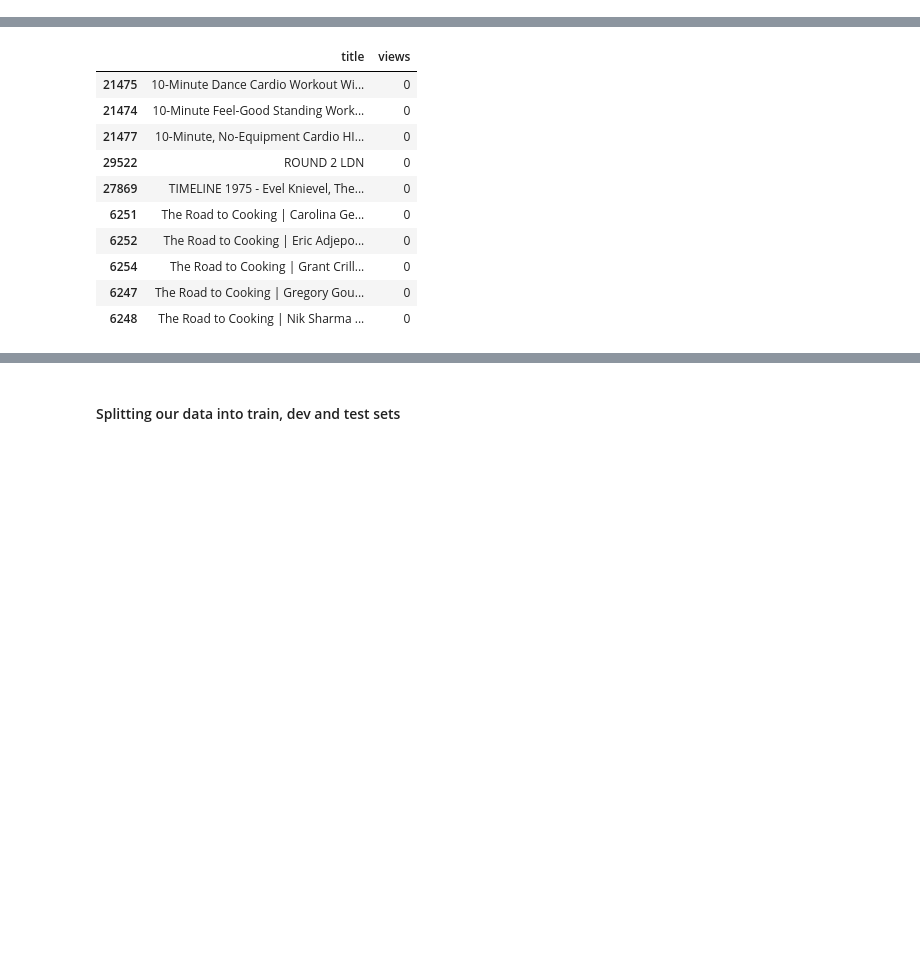
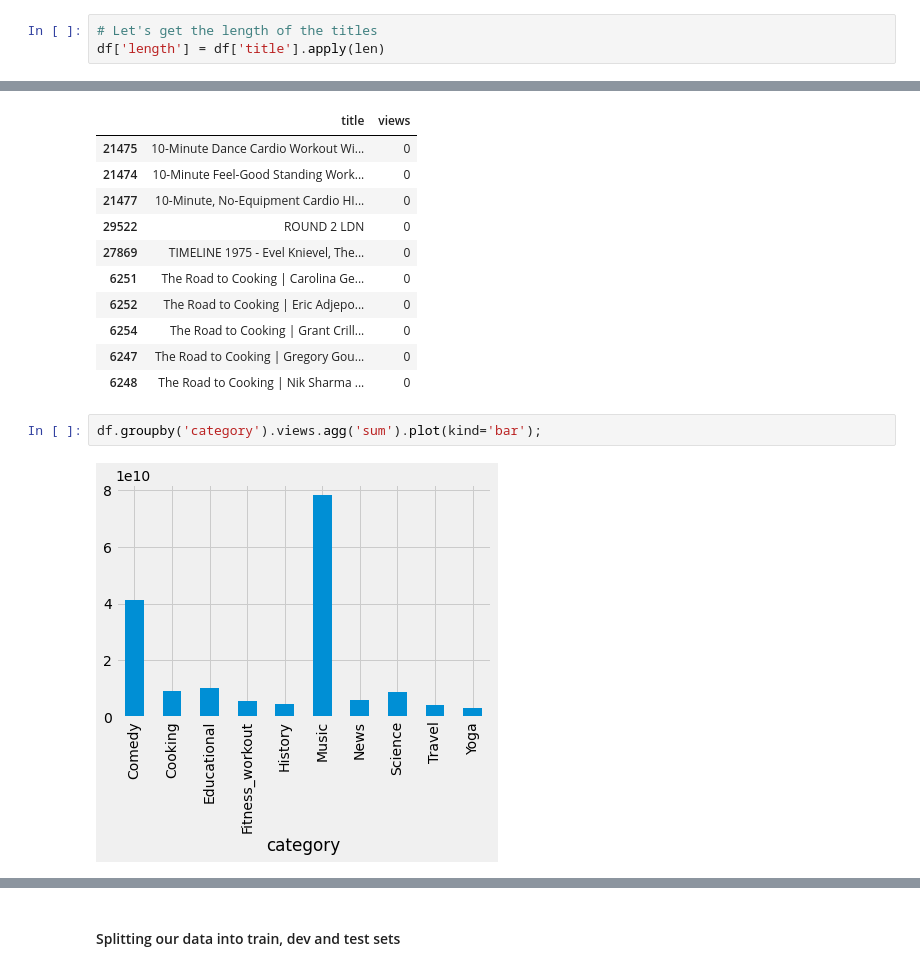
Before and after one commit to ajinkyabhanudas/SIADS696, a Jupyter notebook: EDA_Chauncey.ipynb, the cells around one changed output, grey strips where cells are left out. Drawn from its saved outputs; the diff is of its cells as text; blank space fills up the shorter version.

```diff
--- a/EDA_Chauncey.ipynb
+++ b/EDA_Chauncey.ipynb
@@ -125,3 +131,6 @@ dtype: object
+# %%
+# Let's get the length of the titles
+df['length'] = df['title'].apply(len)
 # %%
 df['views'] = df["views"]. apply(lambda x: int(x))
 # %%
@@ -173,3 +182,7 @@ bottom10() # we will have to consider removing titles with no views.
 | 6254 | The Road to Cooking | Grant Crill... | 0 |
 | 6247 | The Road to Cooking | Gregory Gou... | 0 |
 | 6248 | The Road to Cooking | Nik Sharma ... | 0 |
+# %%
+df.groupby('category').views.agg('sum').plot(kind='bar');
+# %% [output]
+[figure, added]
```
Also changed, not shown: parts of 28 cells of this notebook.
